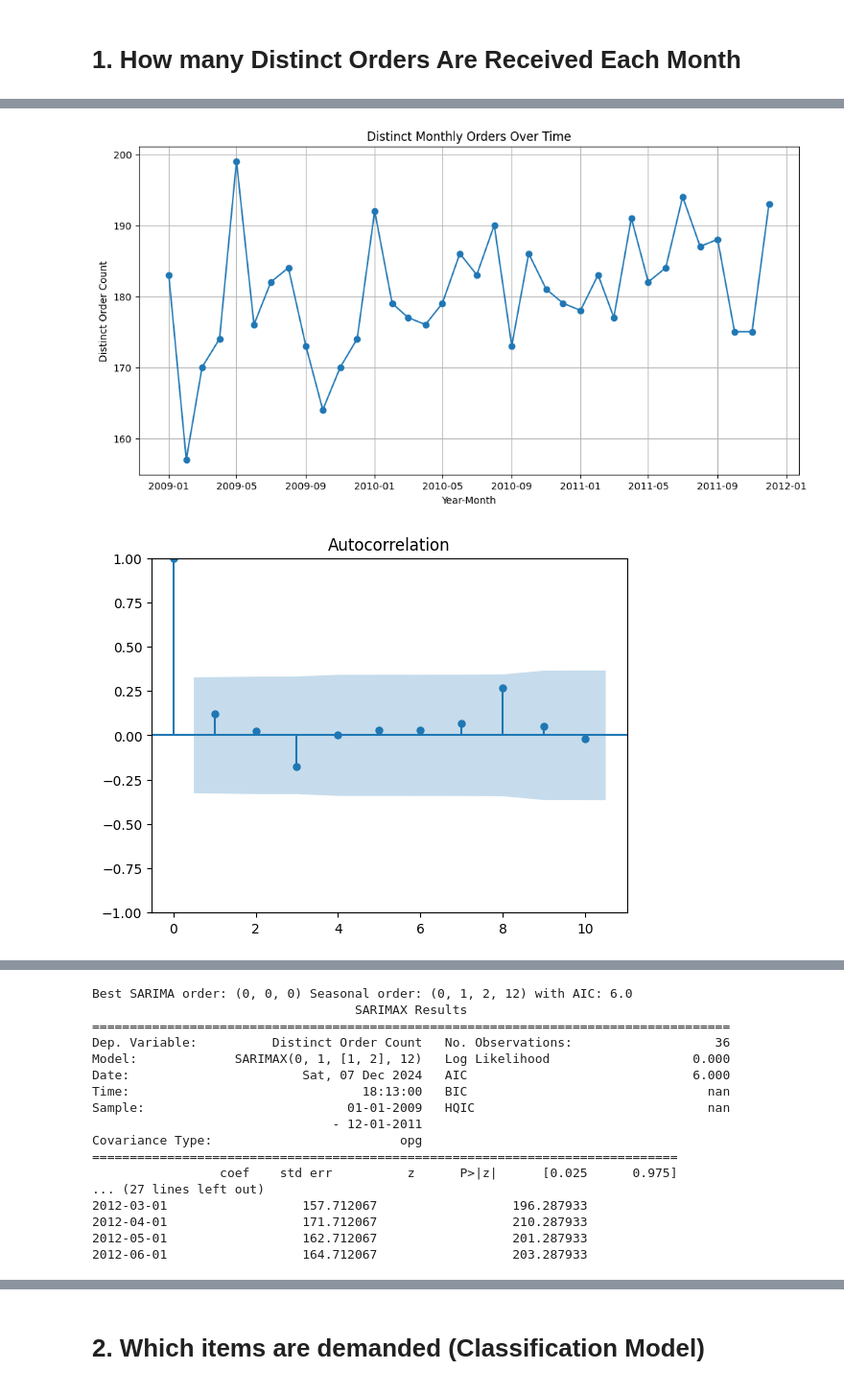
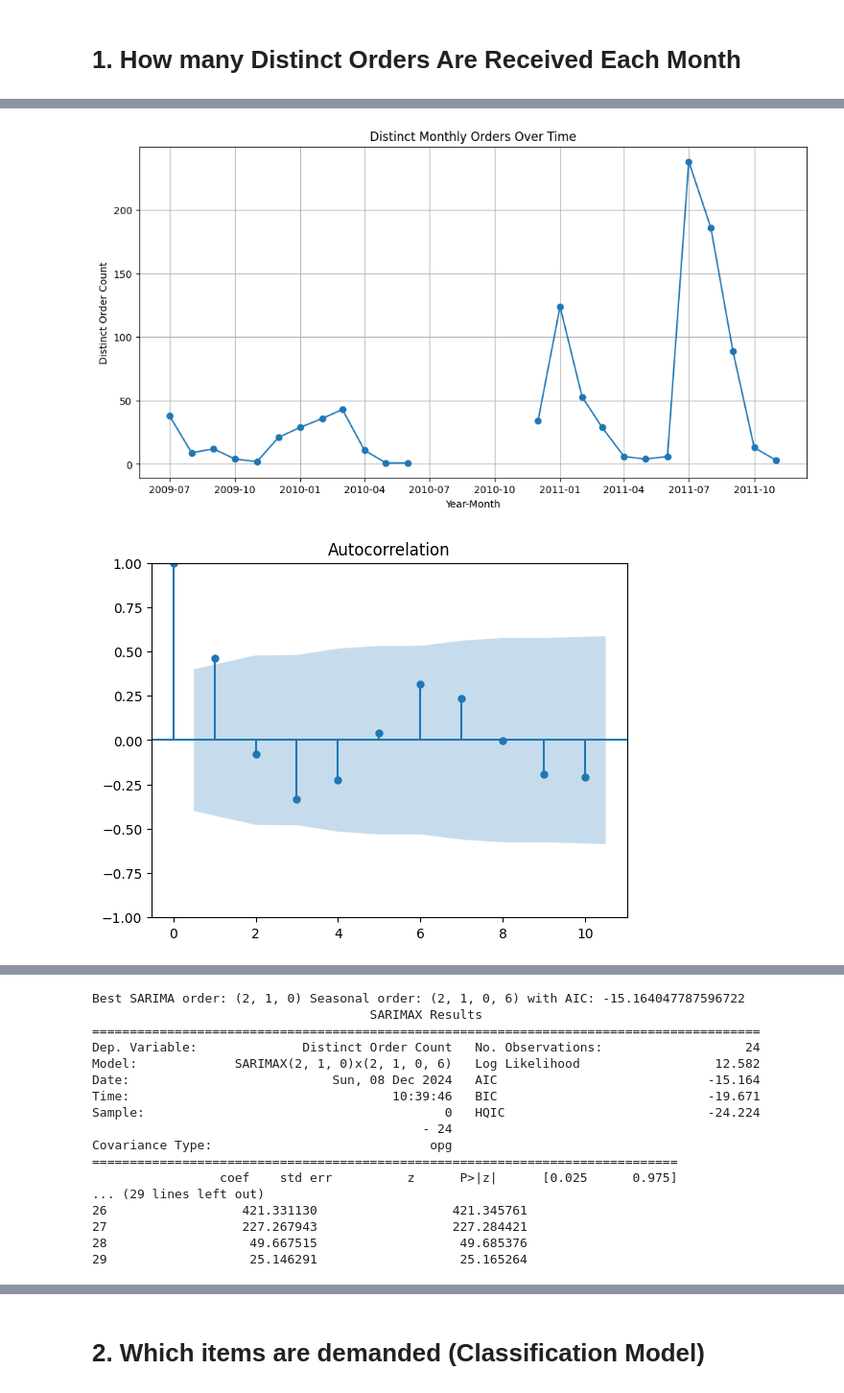
Before and after one commit to EthanRosehart/PM_Assignments, a Jupyter notebook: hackathon.ipynb, the cells around one changed output, grey strips where cells are left out. Shown at 96% size. Drawn from its saved outputs; the diff is of its cells as text; code cells hidden in the pictures.

```diff
--- a/hackathon.ipynb
+++ b/hackathon.ipynb
@@ -110,12 +18,14 @@ df = pd.read_csv('')
+# %%
+df = pd.read_csv('https://raw.githubusercontent.com/EthanRosehart/PM_Assignments/refs/heads/main/data_set_hackathon.csv')
 # %% [markdown]
 # 1. How many Distinct Orders Are Received Each Month
 # %%
-# Convert the "Order Date" column to datetime
-df['Order Date'] = pd.to_datetime(df['Order Date'], format='%d.%m.%Y')
+# Convert the "order_date" column to datetime
+df['order_date'] = pd.to_datetime(df['order_date'], format='%d.%m.%Y')
 
 # Create separate columns for Year and Month
-df['Year'] = df['Order Date'].dt.year
-df['Month'] = df['Order Date'].dt.month
+df['Year'] = df['order_date'].dt.year
+df['Month'] = df['order_date'].dt.month
 
 # Now group by Year and Month and count distinct Customer Order Codes
 monthly_order_counts = (
@@ -151,14 +61,23 @@ print(monthly_order_counts)
+# %%
+# Dropping rows where 'value' is NULL
+df = df.dropna(subset=['value'])
+
+# Filtering out rows where Year is 2012
+df = df[df['Year'] != 2012]
+
+# Convert non-numeric values in the 'items' column to 0
+df['items'] = pd.to_numeric(df['items'], errors='coerce').fillna(0).astype(int)
 # %%
 def prepare_monthly_time_series(df):
-    # Ensure "Order Date" is datetime
-    if df['Order Date'].dtype != 'datetime64[ns]':
-        df['Order Date'] = pd.to_datetime(df['Order Date'], format='%d.%m.%Y', errors='coerce')
+    # Ensure "order_date" is datetime
+    if df['order_date'].dtype != 'datetime64[ns]':
+        df['order_date'] = pd.to_datetime(df['order_date'], format='%d.%m.%Y', errors='coerce')
 
     # If "Year" and "Month" not in df, create them
     if 'Year' not in df.columns:
-        df['Year'] = df['Order Date'].dt.year
+        df['Year'] = df['order_date'].dt.year
     if 'Month' not in df.columns:
-        df['Month'] = df['Order Date'].dt.month
+        df['Month'] = df['order_date'].dt.month
 
     # Compute distinct order counts by Year-Month
     monthly_order_counts = (
@@ -241,7 +160,7 @@ def find_best_sarima_model(time_series,
     return best_order, best_seasonal_order, best_aic, best_model
 
 
-# Assuming df is your original DataFrame with "Order Date" and "Customer Order Code"
+# Assuming df is your original DataFrame with "order_date" and "Customer Order Code"
 time_series = prepare_monthly_time_series(df)
 
 # Plot the time series
@@ -277,32 +196,32 @@ best_order, best_seasonal_order, best_aic, best_model = find_best_sarima_model(
 print(f"Best SARIMA order: {best_order} Seasonal order: {best_seasonal_order} with AIC: {best_aic}")
 print(best_model.summary())
 
 # Forecast
 steps_ahead = 6
 forecast_res = best_model.get_forecast(steps=steps_ahead)
 forecast_mean = forecast_res.predicted_mean
 forecast_ci = forecast_res.conf_int()
 
 print("Forecasted Distinct Orders:")
 print(forecast_mean)
 print("\nConfidence Intervals:")
 print(forecast_ci)
 
 # Plot the forecast
 plt.figure(figsize=(12,6))
 plt.plot(time_series.index, time_series.values, label='Historical')
 future_index = pd.date_range(start=time_series.index[-1] + pd.offsets.MonthBegin(), periods=steps_ahead, freq='MS')
 plt.plot(future_index, forecast_mean.values, label='Forecast', color='red')
 plt.fill_between(future_index,
                  forecast_ci.iloc[:,0],
                  forecast_ci.iloc[:,1],
                  color='pink', alpha=0.3)
 plt.title('Monthly Distinct Orders Forecast')
 plt.xlabel('Date')
 plt.ylabel('Distinct Order Count')
 plt.legend()
 plt.grid(True)
 plt.show()
 # %% [output]
-[figure, old version]
+[figure, new version]
-[figure, old version]
+[figure, new version]
@@ -310,17 +229,17 @@ plt.show()
-Best SARIMA order: (0, 0, 0) Seasonal order: (0, 1, 2, 12) with AIC: 6.0
-                                   SARIMAX Results
-=====================================================================================
-Dep. Variable:          Distinct Order Count   No. Observations:                   36
-Model:             SARIMAX(0, 1, [1, 2], 12)   Log Likelihood                   0.000
-Date:                       Sat, 07 Dec 2024   AIC                              6.000
-Time:                               18:13:00   BIC                                nan
-Sample:                           01-01-2009   HQIC                               nan
-                                - 12-01-2011
-Covariance Type:                         opg
+Best SARIMA order: (2, 1, 0) Seasonal order: (2, 1, 0, 6) with AIC: -15.164047787596722
+                                     SARIMAX Results
+=========================================================================================
+Dep. Variable:              Distinct Order Count   No. Observations:                   24
+Model:             SARIMAX(2, 1, 0)x(2, 1, 0, 6)   Log Likelihood                  12.582
+Date:                           Sun, 08 Dec 2024   AIC                            -15.164
+Time:                                   10:39:46   BIC                            -19.671
+Sample:                                        0   HQIC                           -24.224
+                                            - 24
+Covariance Type:                             opg
 ==============================================================================
                  coef    std err          z      P>|z|      [0.025      0.975]
-... (27 lines left out)
-2012-03-01                  157.712067                  196.287933
-2012-04-01                  171.712067                  210.287933
-2012-05-01                  162.712067                  201.287933
-2012-06-01                  164.712067                  203.287933
+... (29 lines left out)
+26                  421.331130                  421.345761
+27                  227.267943                  227.284421
+28                   49.667515                   49.685376
+29                   25.146291                   25.165264
```
Also changed, not shown: parts of 12 cells of this notebook, 1 other file.
